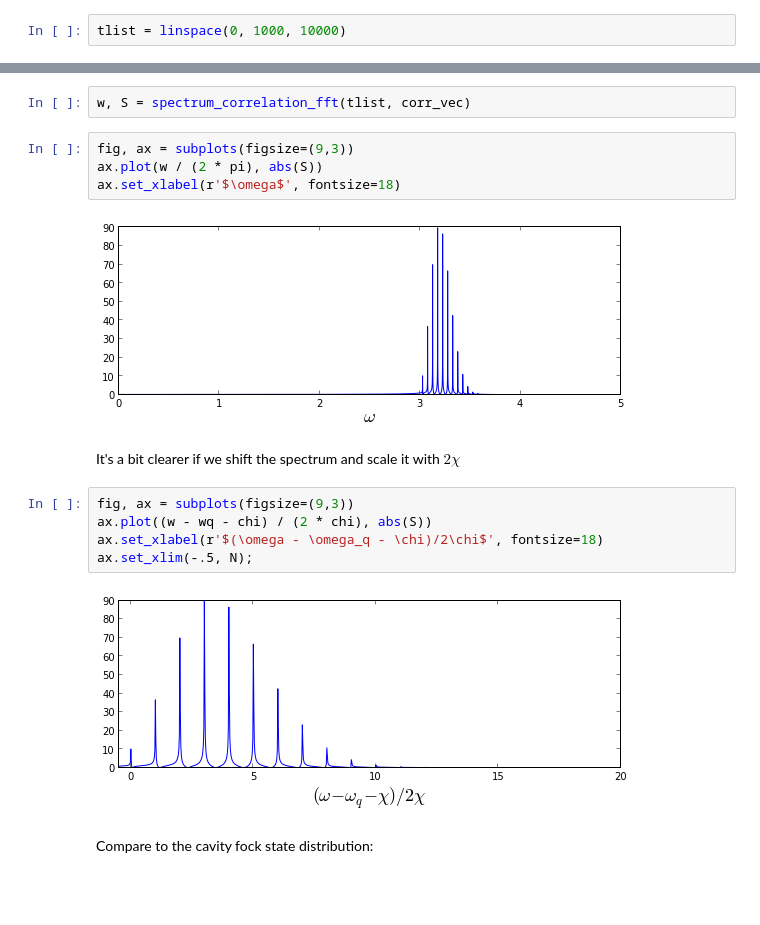
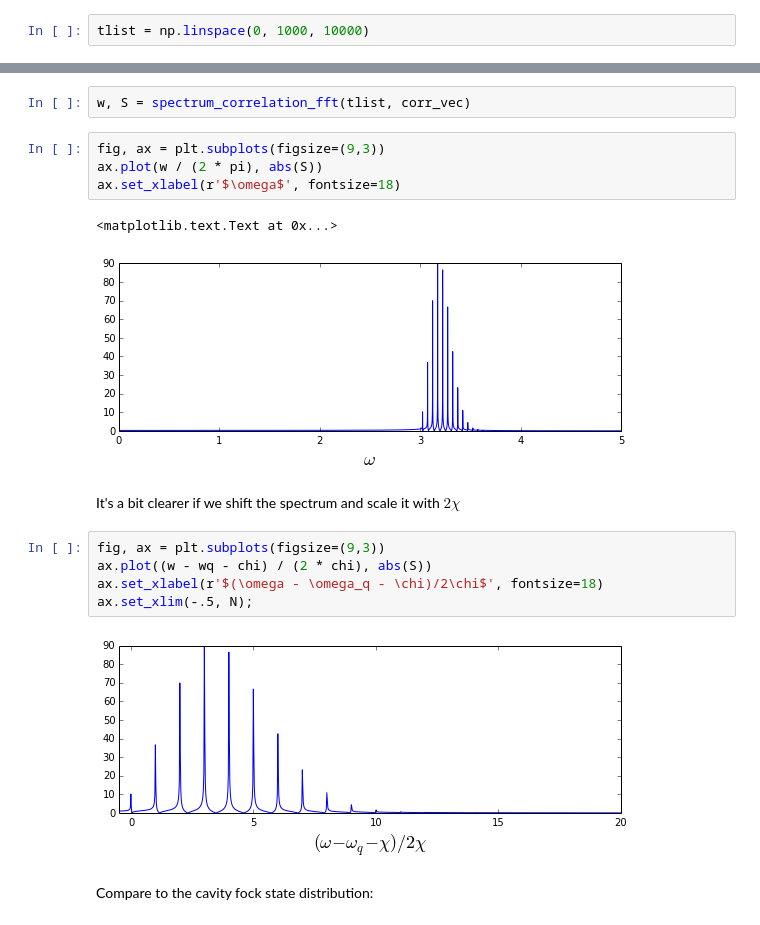
Before and after one commit to jrjohansson/qutip-lectures, a Jupyter notebook: Lecture-10-cQED-dispersive-regime.ipynb, the cells around one changed output, grey strips where cells are left out. Drawn from its saved outputs; the diff is of its cells as text; blank space fills up the shorter version.

```diff
--- a/Lecture-10-cQED-dispersive-regime.ipynb
+++ b/Lecture-10-cQED-dispersive-regime.ipynb
@@ -119,7 +121,7 @@ fig.tight_layout()
 # %% [markdown]
 ### Correlation function for the resonator
 # %%
-tlist = linspace(0, 1000, 10000)
+tlist = np.linspace(0, 1000, 10000)
 # %%
 corr_vec = correlation(H, psi0, None, tlist, [], a.dag(), a)
 # %%
@@ -175,20 +177,21 @@ The spectrum of the qubit has an interesting structure: from it one can see the
 # %%
 w, S = spectrum_correlation_fft(tlist, corr_vec)
 # %%
-fig, ax = subplots(figsize=(9,3))
+fig, ax = plt.subplots(figsize=(9,3))
 ax.plot(w / (2 * pi), abs(S))
 ax.set_xlabel(r'$\omega$', fontsize=18)
 # %% [output]
+<matplotlib.text.Text at 0x...>
-[figure, old version]
+[figure, new version]
 # %% [markdown]
 It's a bit clearer if we shift the spectrum and scale it with $2\chi$
 # %%
-fig, ax = subplots(figsize=(9,3))
+fig, ax = plt.subplots(figsize=(9,3))
 ax.plot((w - wq - chi) / (2 * chi), abs(S))
 ax.set_xlabel(r'$(\omega - \omega_q - \chi)/2\chi$', fontsize=18)
 ax.set_xlim(-.5, N);
 # %% [output]
-[figure, old version]
+[figure, new version]
 # %% [markdown]
 Compare to the cavity fock state distribution:
 # %%
```
Also changed, not shown: parts of 12 cells of this notebook.
